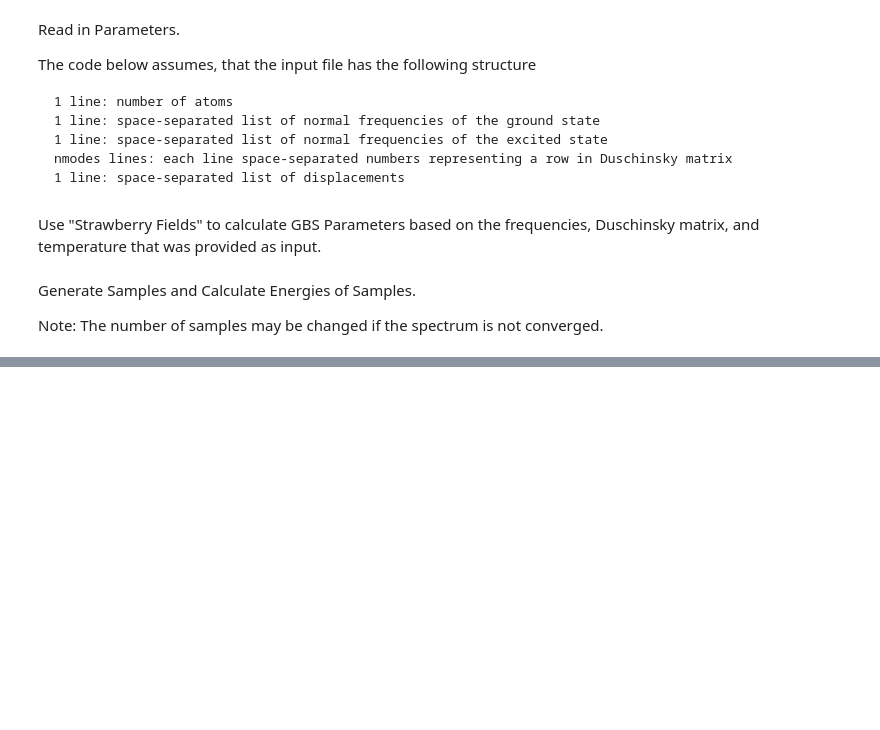
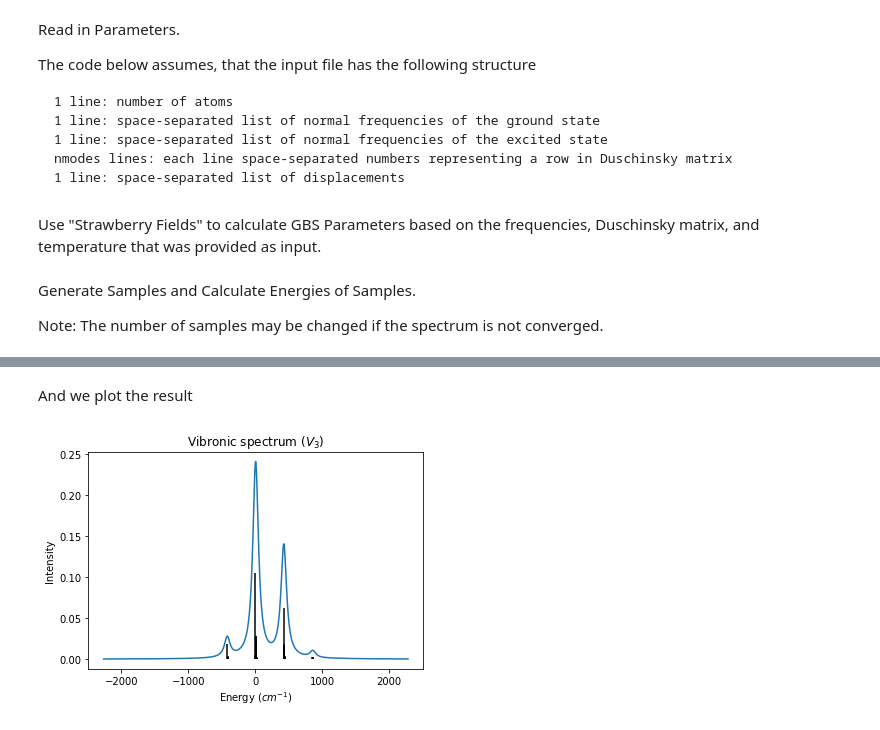
Before and after one commit to CDL-Quantum/CohortProject_2020, a Jupyter notebook: Project_3_Franck_Condon_Factors/Task3.ipynb, the cells around one changed output, grey strips where cells are left out. Cells and saved outputs as stored; diff of their text form; code cells hidden in the pictures; blank space fills up the shorter version.

```diff
--- a/Project_3_Franck_Condon_Factors/Task3.ipynb
+++ b/Project_3_Franck_Condon_Factors/Task3.ipynb
@@ -69,0 +81,14 @@ offline.iplot(spectrum)
+# %%
+s_unique = list(set([tuple(item) for item in s]))
+s_unique = [list(x) for x in s_unique]
+
+e_unique = vibronic.energies(s_unique, w, wp)
+
+state = get_state(t, U1, r, U2, alpha)
+probs = [state.fock_prob(pattern, cutoff=20) for pattern in s_unique]
+# %% [markdown]
+And we plot the result
+# %%
+plot_spectrum(np.vstack([e_unique, probs]), "Vibronic spectrum ($V_3$)")
+# %% [output]
+[figure, added]
```
Also changed, not shown: parts of 8 cells of this notebook, 1 other file.
